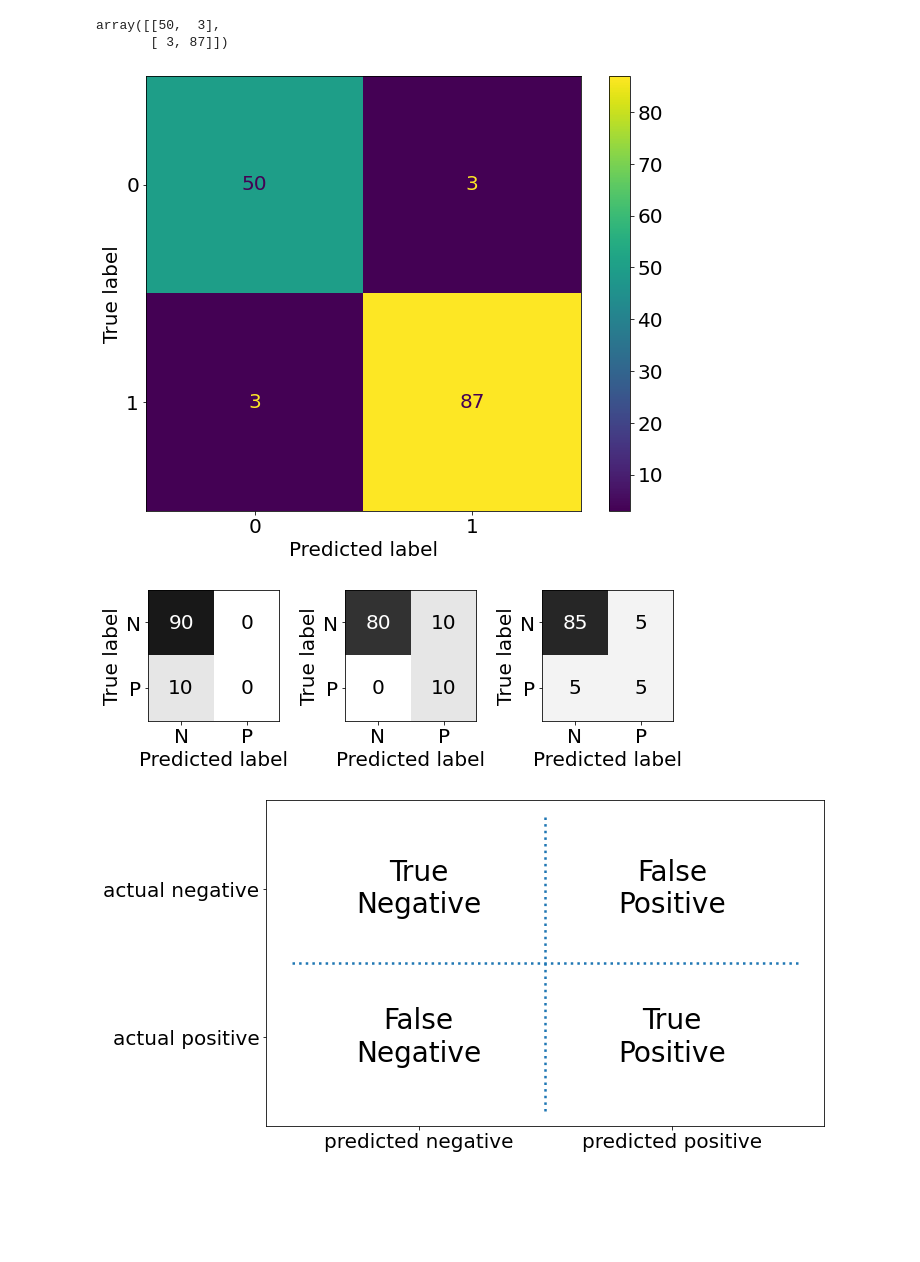
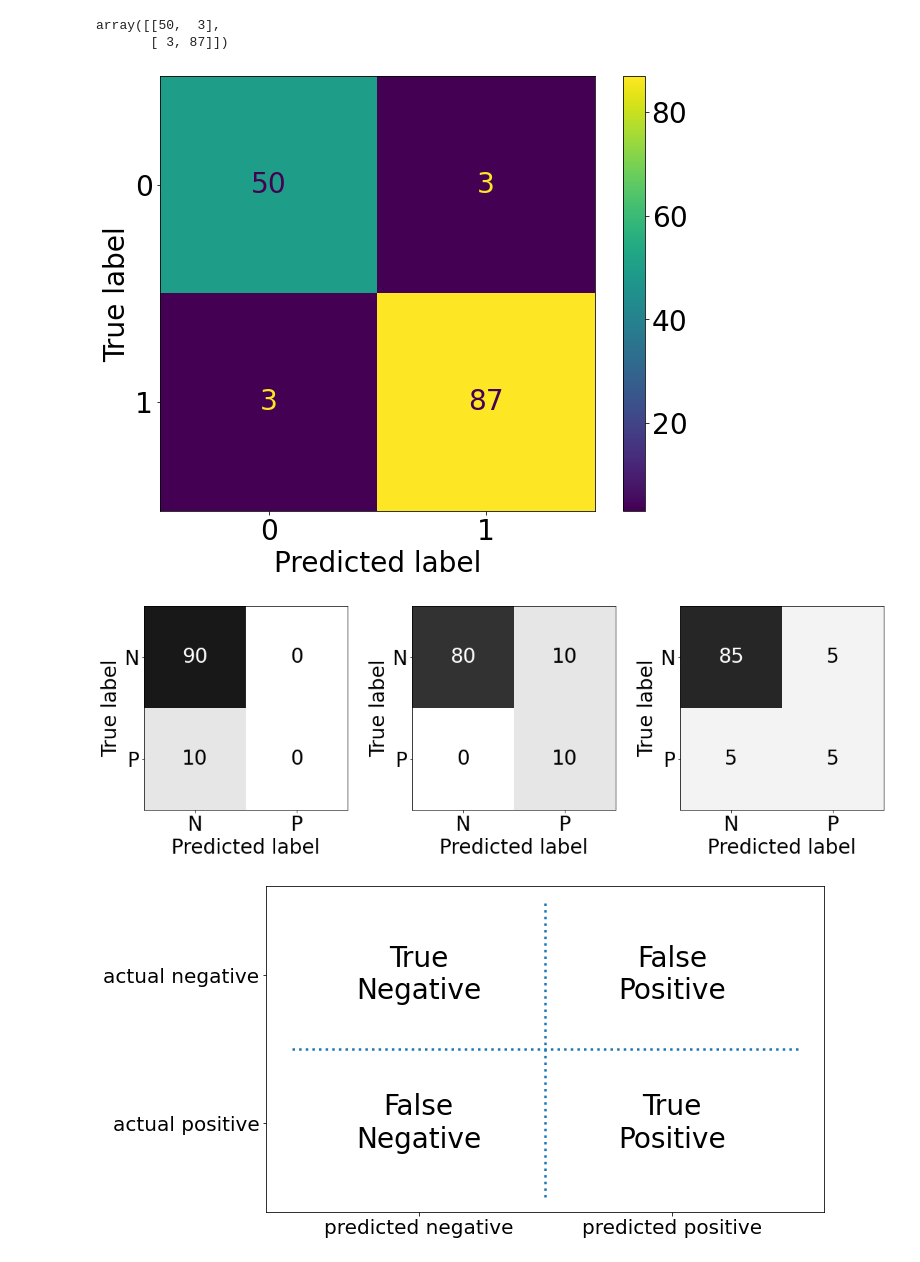
Before and after one commit to thomasjpfan/ml-workshop-intermediate-2-of-2, a Jupyter notebook: notebooks/slide-images.ipynb, the cells around one changed output. Cells and saved outputs as stored; diff of their text form; code cells hidden in the pictures; blank space fills up the shorter version.

```diff
--- a/notebooks/slide-images.ipynb
+++ b/notebooks/slide-images.ipynb
@@ -5,7 +5,7 @@ import numpy as np
 import pandas as pd
 import matplotlib.pyplot as plt
 
-plt.rcParams['font.size'] = 20
+plt.rcParams['font.size'] = 28
 plt.rcParams['figure.figsize'] = [10, 8]
 plt.rcParams['lines.linewidth'] = 2.5
 plt.rcParams['savefig.bbox'] = 'tight'
@@ -41,10 +45,10 @@ confusion_matrix(y_test, y_pred)
 array([[50,  3],
        [ 3, 87]])
 # %%
-plot_confusion_matrix(lr, X_test, y_test)
+ConfusionMatrixDisplay.from_estimator(lr, X_test, y_test)
 plt.savefig("images/confusion_matrix_normal.png", transparent=True)
 # %% [output]
-[figure, old version]
+[figure, new version]
 # %%
 y_true = np.zeros(100, dtype=int)
 y_true[:10] = 1
@@ -56,15 +60,16 @@ y_pred_3[5:15] = 1 - y_pred_3[5:15]
 # %%
 from sklearn.metrics import ConfusionMatrixDisplay
 from matplotlib.colors import Normalize
 
-fig, axes = plt.subplots(1, 3)
+fig, axes = plt.subplots(1, 3, figsize=(16, 6))
 for i, (ax, y_pred) in enumerate(zip(axes, [y_pred_1, y_pred_2, y_pred_3])):
     ConfusionMatrixDisplay(confusion_matrix(y_true, y_pred), display_labels=['N', 'P']).plot(ax=ax, cmap='gray_r')
     ax.images[-1].colorbar.remove()
     ax.images[0].set_norm(Normalize(vmin=0, vmax=100))
+fig.tight_layout()
 plt.savefig("images/confusion_matrix_90_neg.png", transparent=True,)
 # %% [output]
-[figure, old version]
+[figure, new version]
 # %%
 def make_2x2_matrix(labels, fontsize=24):
     plt.figure(figsize=(10, 6))
```
Also changed, not shown: parts of 5 cells of this notebook, 21 other files.
